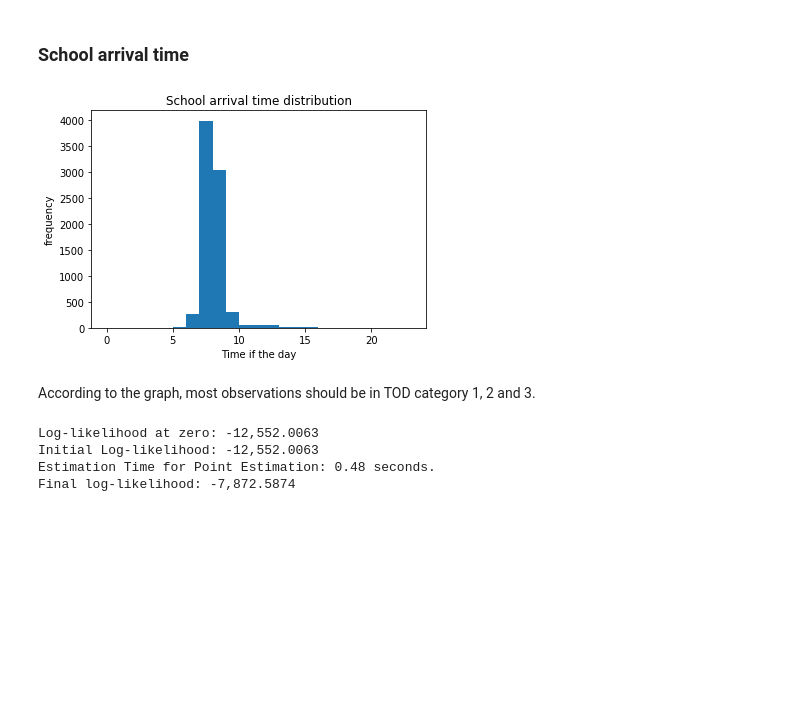
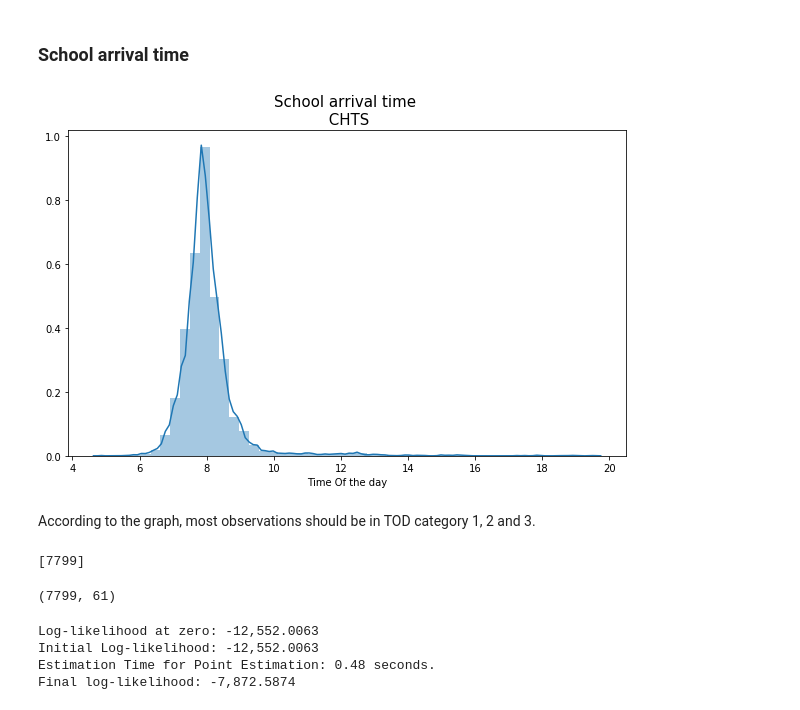
Before and after one commit to ual/activitysynth, a Jupyter notebook: activitysynth/notebooks/notebooks-juan/TOD_school_category_estimation.ipynb, the cells around one changed output. Saved outputs shown, nothing was run; the diff lists cells and outputs as text; code cells hidden in the pictures; blank space fills up the shorter version.

```diff
--- a/activitysynth/notebooks/notebooks-juan/TOD_school_category_estimation.ipynb
+++ b/activitysynth/notebooks/notebooks-juan/TOD_school_category_estimation.ipynb
@@ -264,11 +268,12 @@ trips_final['person_id'] = trips_final['HHPER']
 ### School arrival time
 # %%
 #Plotting distribution for reference
-plt.hist(trips_final.HS_trip_ET, bins= list(range(0,24,1)))
-plt.xlabel('Time if the day')
-plt.ylabel('frequency')
-plt.title('School arrival time distribution');
+# plt.hist(trips_final.HS_trip_ET, bins= list(range(0,24,1)))
+plt.figure(figsize=(10, 6))
+sns.distplot(trips_final.HS_trip_ET)
+plt.xlabel('Time Of the day')
+plt.title('School arrival time \n CHTS', fontsize=15);
 # %% [output]
-[figure, old version]
+[figure, new version]
 # %% [markdown]
 According to the graph, most observations should be in TOD category 1, 2 and 3.
@@ -274,0 +282,8 @@ According to the graph, most observations should be in TOD category 1, 2 and 3.
+# %%
+[-1:]
+# %% [output]
+[7799]
+# %%
+trips_final.shape
+# %% [output]
+(7799, 61)
```
Also changed, not shown: parts of 45 cells of this notebook, 12 other files.
